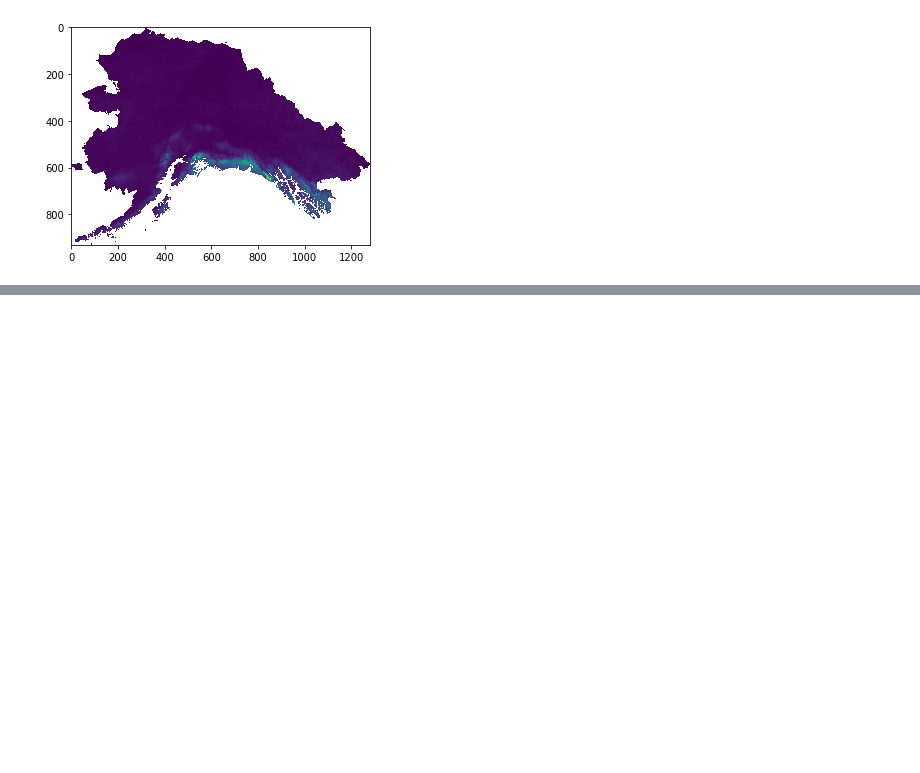
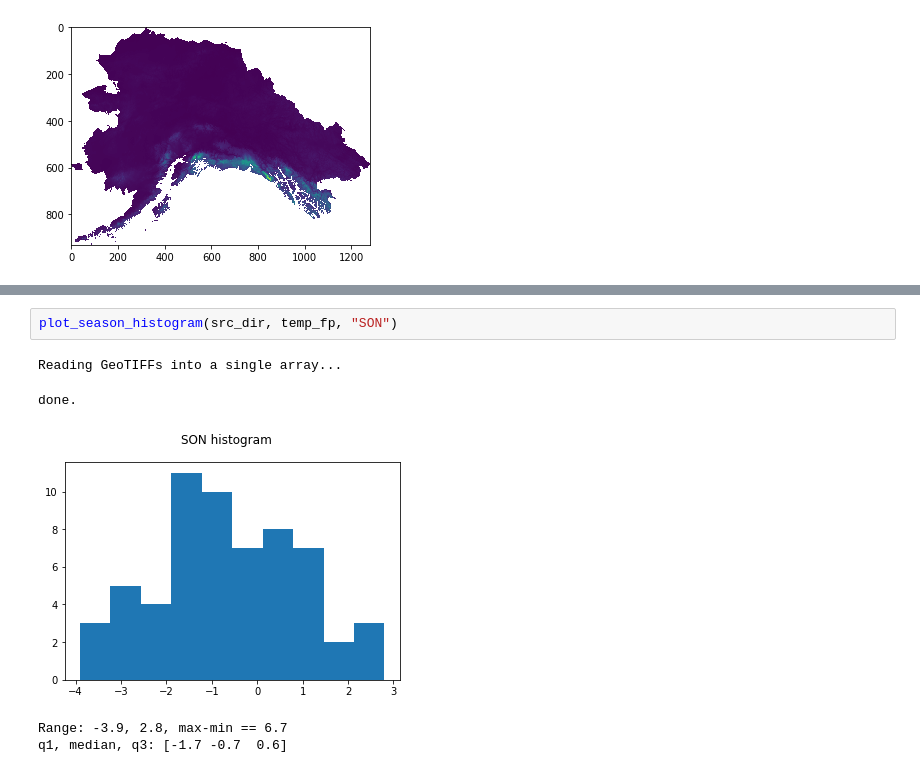
Before and after one commit to ua-snap/rasdaman-ingest, a Jupyter notebook: iem/tas_pr_2km/preprocess_historical.ipynb, the cells around one changed output, grey strips where cells are left out. Cells and saved outputs as stored; diff of their text form; blank space fills up the shorter version.

```diff
--- a/iem/tas_pr_2km/preprocess_historical.ipynb
+++ b/iem/tas_pr_2km/preprocess_historical.ipynb
@@ -266,0 +365,8 @@ plot_sample_tif(pr_out_fps[0])
+# %%
+plot_season_histogram(src_dir, temp_fp, "SON")
+# %% [output]
+Reading GeoTIFFs into a single array...
+done.
+[figure, added]
+Range: -3.9, 2.8, max-min == 6.7
+q1, median, q3: [-1.7 -0.7  0.6]
```
Also changed, not shown: parts of 9 cells of this notebook, 3 other files.
